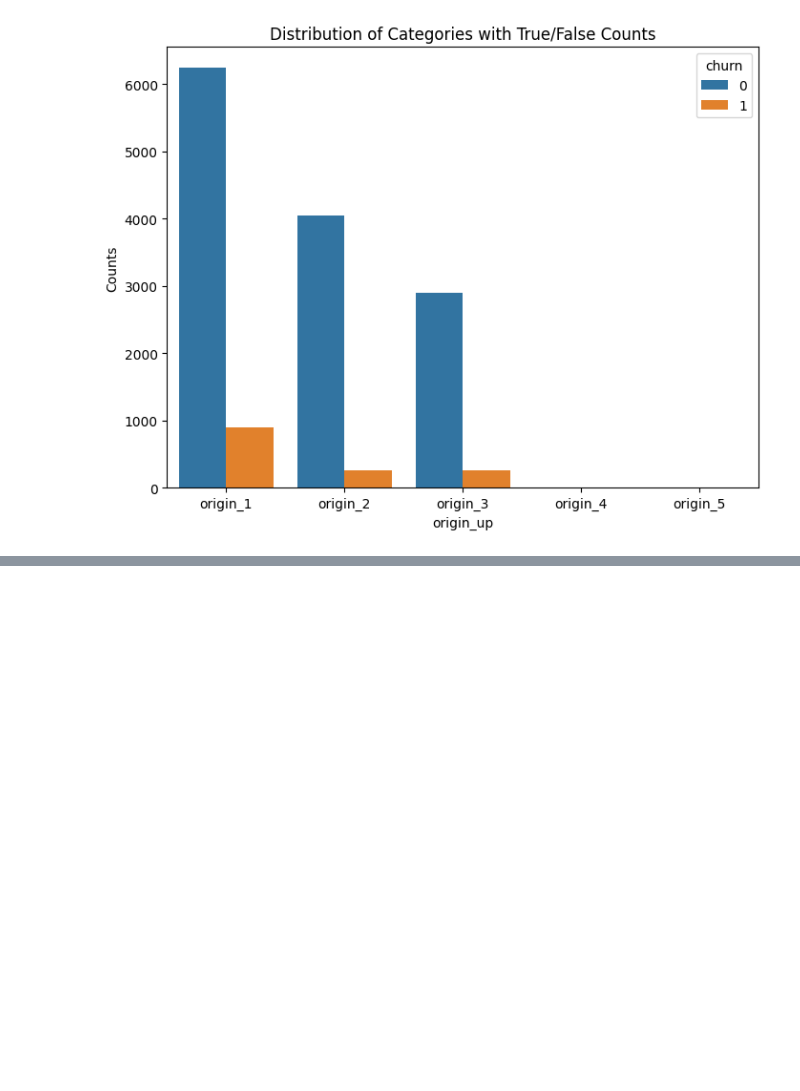
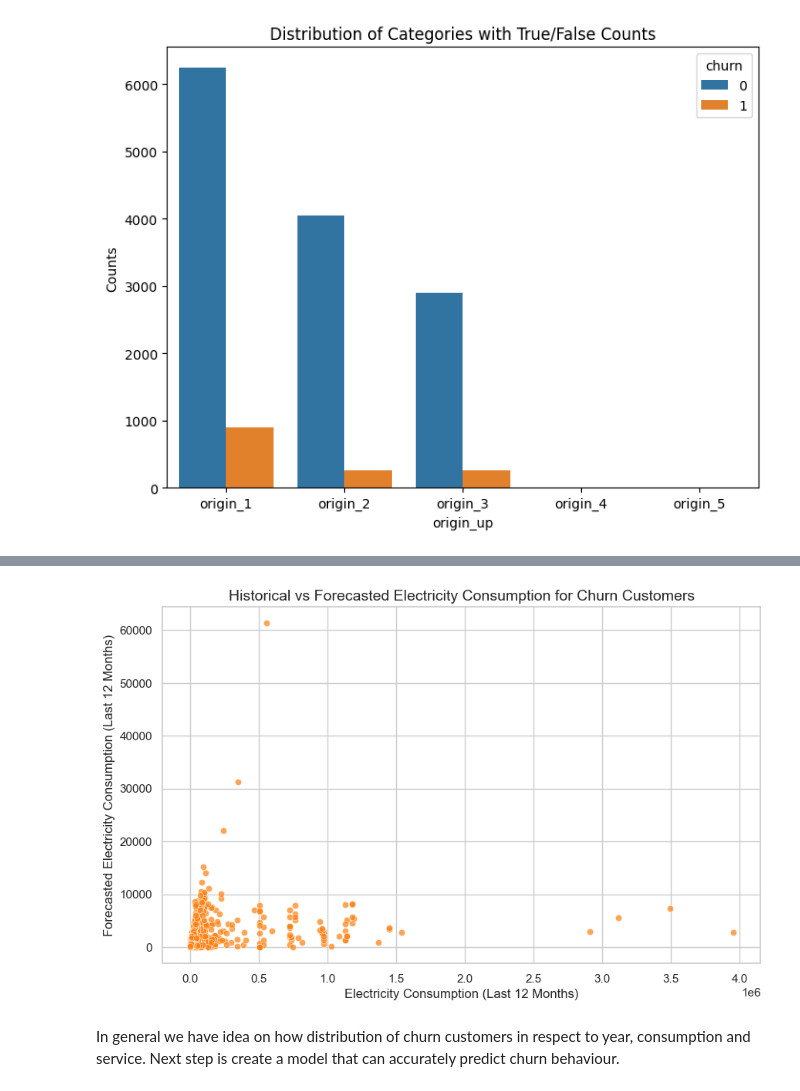
Before and after one commit to MetinUnlu/customer_churn, a Jupyter notebook: codes/eda_analysis.ipynb, the cells around one changed output, grey strips where cells are left out. Saved outputs shown, nothing was run; the diff lists cells and outputs as text; code cells hidden in the pictures; blank space fills up the shorter version.

```diff
--- a/codes/eda_analysis.ipynb
+++ b/codes/eda_analysis.ipynb
@@ -399,0 +505,23 @@ Only noticeable point is "origin_up", which is code of the electricity campaign
+# %%
+import matplotlib.pyplot as plt
+import seaborn as sns
+
+# Set style
+sns.set(style="whitegrid")
+
+# Create a scatter plot
+plt.figure(figsize=(10, 6))
+sns.scatterplot(x='cons_12m', y='forecast_cons_12m', data=client_df[client_df.churn==1], color=['#ff7f0e'], alpha=0.7)
+
+# Adding labels and title
+plt.xlabel('Electricity Consumption (Last 12 Months)', fontsize=12)
+plt.ylabel('Forecasted Electricity Consumption (Last 12 Months)', fontsize=12)
+plt.title('Historical vs Forecasted Electricity Consumption for Churn Customers', fontsize=14)
+
+
+# Show plot
+plt.show()
+# %% [output]
+[figure, added]
+# %% [markdown]
+In general we have idea on how distribution of churn customers in respect to year, consumption and service. Next step is create a model that can accurately predict churn behaviour.
```
Also changed, not shown: parts of 7 cells of this notebook.
